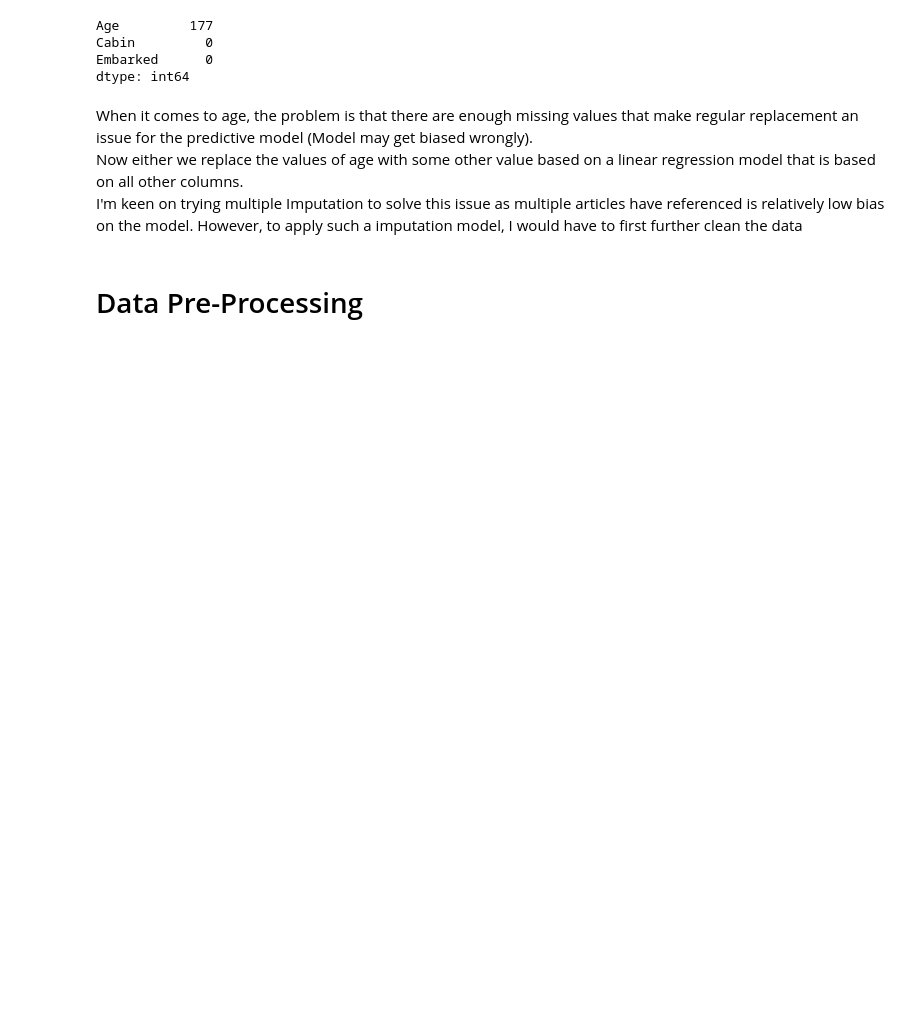
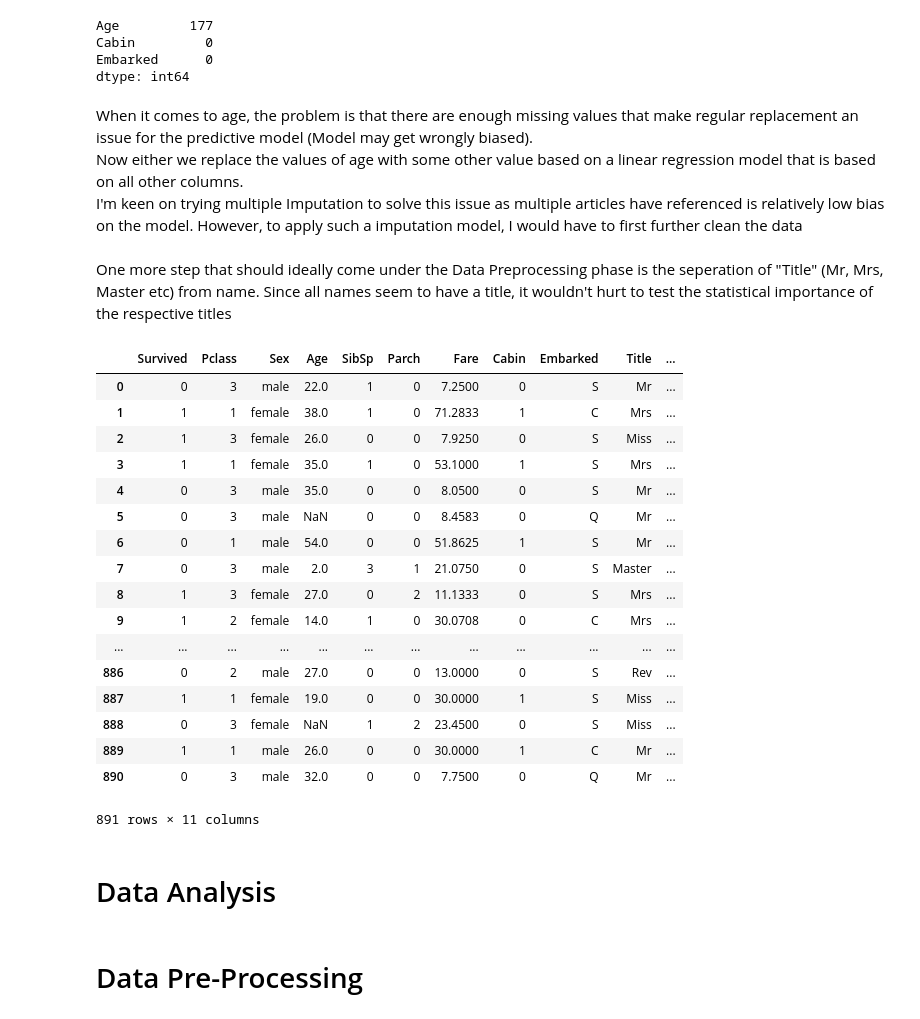
Before and after one commit to Hyper-Act/Kaggle, a Jupyter notebook: Titanic/Titanic.ipynb, the cells around one changed output. Cells and saved outputs as stored; diff of their text form; code cells hidden in the pictures; blank space fills up the shorter version.

```diff
--- a/Titanic/Titanic.ipynb
+++ b/Titanic/Titanic.ipynb
@@ -126,9 +118,52 @@ Cabin         0
 Embarked      0
 dtype: int64
 # %% [markdown]
-When it comes to age, the problem is that there are enough missing values that make regular replacement an issue for the predictive model (Model may get biased wrongly).<br>
+When it comes to age, the problem is that there are enough missing values that make regular replacement an issue for the predictive model (Model may get wrongly biased).<br>
 Now either we replace the values of age with some other value based on a linear regression model that is based on all other columns.<br>
 I'm keen on trying multiple Imputation to solve this issue as multiple articles have referenced is relatively low bias on the model. However, to apply such a imputation model, I would have to first further clean the data
+# %% [markdown]
+One more step that should ideally come under the Data Preprocessing phase is the seperation of "Title" (Mr, Mrs, Master etc) from name. Since all names seem to have a title, it wouldn't hurt to test the statistical importance of the respective titles
+# %%
+titles = []
+for name in dataset['Name']:
+    fname = name.split(',')
+    title = fname[1].split('.')[0]
+    titles.append(title)
+dataset['Title'] = pd.Series(titles)
+dataset = dataset.drop('Name',axis = 1)
+# %%
+ttype = []
+for ticket in dataset['Ticket']:
+    typetick = ticket.split()[0]
+    try:
+        int(typetick)
+        ttype.append('Regular')
+    except:
+        ttype.append(typetick)
+
+dataset['TicketType'] = pd.Series(ttype)
+dataset.drop('Ticket',axis = 1)
+# %% [output]
+|  | Survived | Pclass | Sex | Age | SibSp | Parch | Fare | Cabin | Embarked | Title | ... |
+| 0 | 0 | 3 | male | 22.0 | 1 | 0 | 7.2500 | 0 | S | Mr | ... |
+| 1 | 1 | 1 | female | 38.0 | 1 | 0 | 71.2833 | 1 | C | Mrs | ... |
+| 2 | 1 | 3 | female | 26.0 | 0 | 0 | 7.9250 | 0 | S | Miss | ... |
+| 3 | 1 | 1 | female | 35.0 | 1 | 0 | 53.1000 | 1 | S | Mrs | ... |
+| 4 | 0 | 3 | male | 35.0 | 0 | 0 | 8.0500 | 0 | S | Mr | ... |
+| 5 | 0 | 3 | male | NaN | 0 | 0 | 8.4583 | 0 | Q | Mr | ... |
+| 6 | 0 | 1 | male | 54.0 | 0 | 0 | 51.8625 | 1 | S | Mr | ... |
+| 7 | 0 | 3 | male | 2.0 | 3 | 1 | 21.0750 | 0 | S | Master | ... |
+| 8 | 1 | 3 | female | 27.0 | 0 | 2 | 11.1333 | 0 | S | Mrs | ... |
+| 9 | 1 | 2 | female | 14.0 | 1 | 0 | 30.0708 | 0 | C | Mrs | ... |
+| ... | ... | ... | ... | ... | ... | ... | ... | ... | ... | ... | ... |
+| 886 | 0 | 2 | male | 27.0 | 0 | 0 | 13.0000 | 0 | S | Rev | ... |
+| 887 | 1 | 1 | female | 19.0 | 0 | 0 | 30.0000 | 1 | S | Miss | ... |
+| 888 | 0 | 3 | female | NaN | 1 | 2 | 23.4500 | 0 | S | Miss | ... |
+| 889 | 1 | 1 | male | 26.0 | 0 | 0 | 30.0000 | 1 | C | Mr | ... |
+| 890 | 0 | 3 | male | 32.0 | 0 | 0 | 7.7500 | 0 | Q | Mr | ... |
+891 rows × 11 columns
+# %% [markdown]
+# Data Analysis
 # %% [markdown]
 # Data Pre-Processing
 # %%
```
Also changed, not shown: parts of 5 cells of this notebook, 1 other file.
